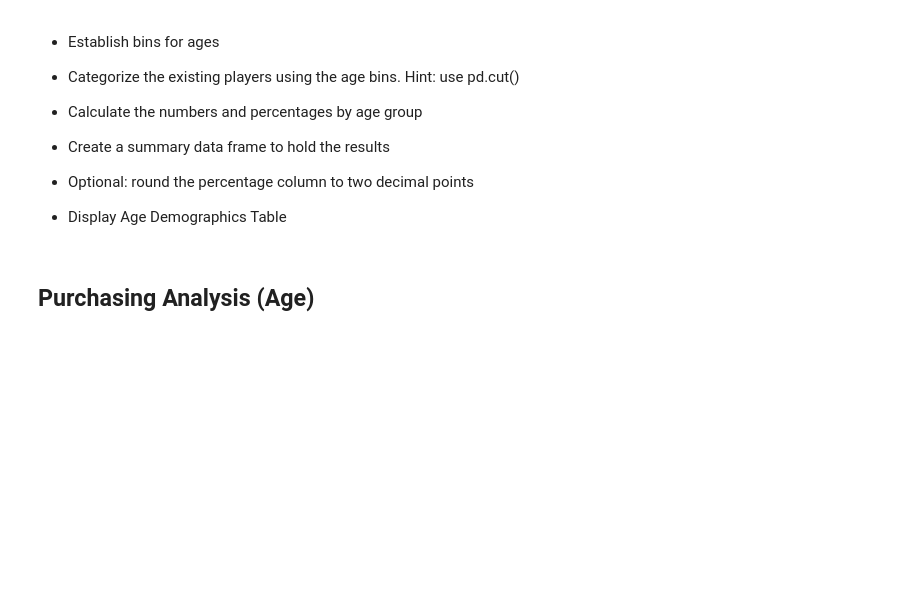
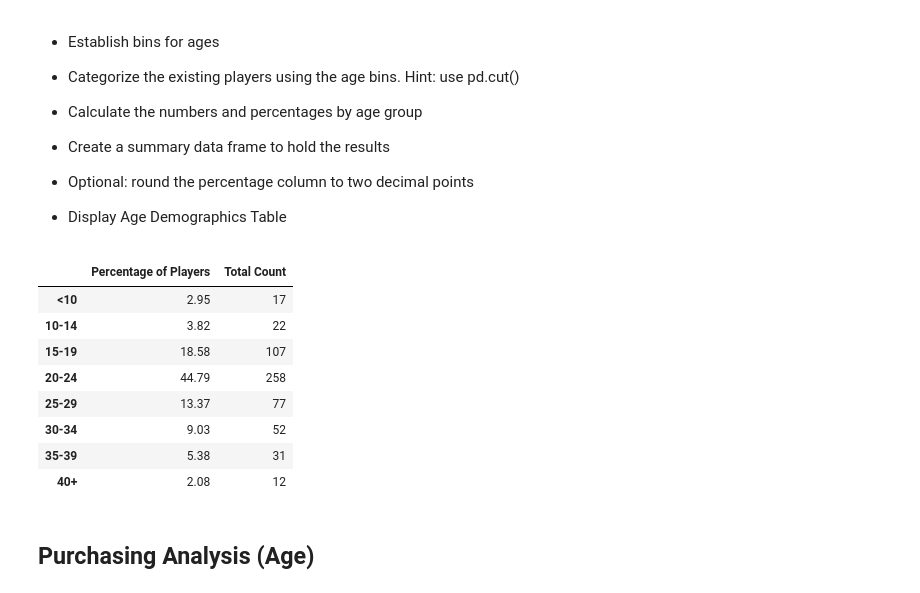
Before and after one commit to Satasreeadash/Pandas_Homework, a Jupyter notebook: Instructions/HeroesOfPymoli/HeroesOfPymoli_starter.ipynb, the cells around one changed output. Saved outputs shown, nothing was run; the diff lists cells and outputs as text; code cells hidden in the pictures; blank space fills up the shorter version.

```diff
--- a/Instructions/HeroesOfPymoli/HeroesOfPymoli_starter.ipynb
+++ b/Instructions/HeroesOfPymoli/HeroesOfPymoli_starter.ipynb
@@ -104,6 +138,29 @@ percen
 
 
 * Display Age Demographics Table
+# %%
+age_bins = [0,9,14,19,24,29,34,39,999]
+labels = ["<10","10-14","15-19","20-24","25-29","30-34","35-39","40+"]
+
+purchase_data["Age Group"] = pd.cut(purchase_data["Age"],age_bins, labels = labels)
+age_group_df = purchase_data.groupby(["Age Group"])
+player_peragegrp = age_group_df["SN"].nunique()
+per_peragegrp = 100* player_peragegrp/total_players
+summary_agegrp_df = pd.DataFrame({"Percentage of Players": per_peragegrp,
+                                  "Total Count": player_peragegrp})
+summary_agegrp_df.index.name = None
+summary_agegrp_df = summary_agegrp_df.style.format({"Percentage of Players": "{:.2f}"})
+summary_agegrp_df
+# %% [output]
+|  | Percentage of Players | Total Count |
+| <10 | 2.95 | 17 |
+| 10-14 | 3.82 | 22 |
+| 15-19 | 18.58 | 107 |
+| 20-24 | 44.79 | 258 |
+| 25-29 | 13.37 | 77 |
+| 30-34 | 9.03 | 52 |
+| 35-39 | 5.38 | 31 |
+| 40+ | 2.08 | 12 |
 # %% [markdown]
 ## Purchasing Analysis (Age)
 # %% [markdown]
```
Also changed, not shown: parts of 9 cells of this notebook.
